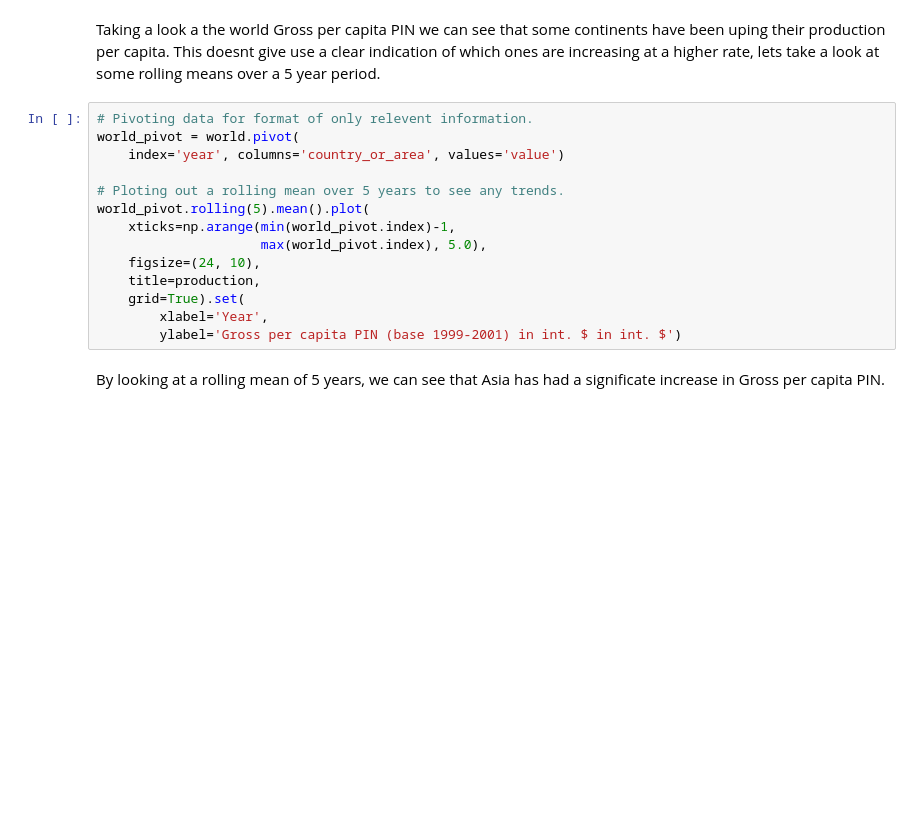
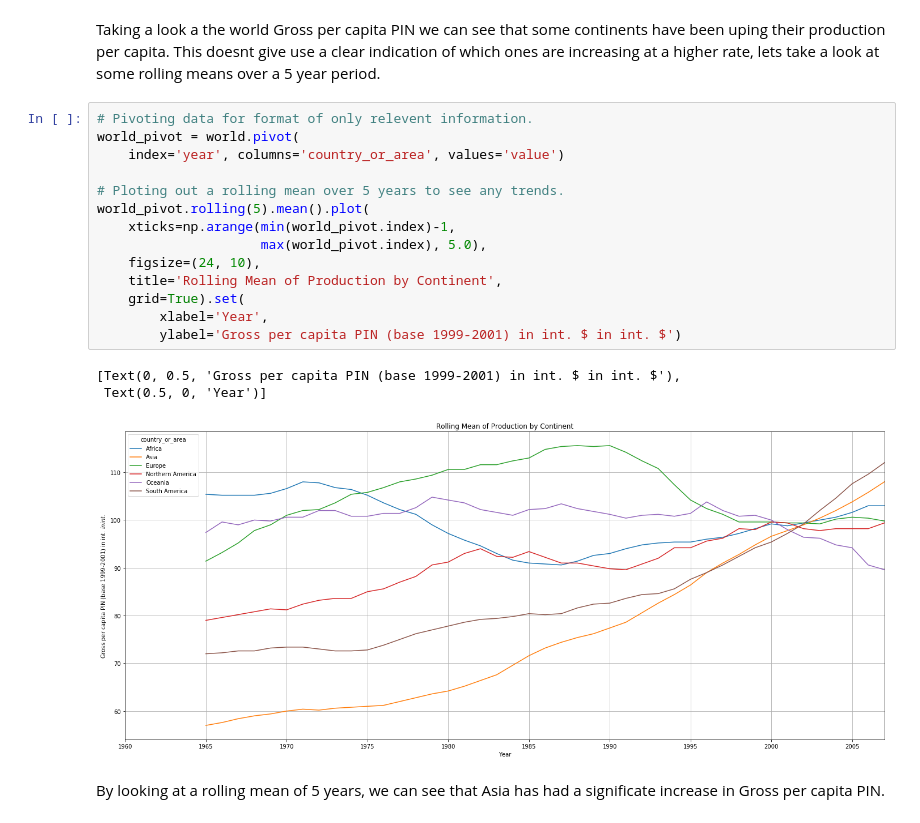
Before and after one commit to Taslack/Thinkful, a Jupyter notebook: Module 6/Checkpoint 11/Capstone.ipynb, the cells around one changed output. Saved outputs shown, nothing was run; the diff lists cells and outputs as text; blank space fills up the shorter version.

```diff
--- a/Module 6/Checkpoint 11/Capstone.ipynb
+++ b/Module 6/Checkpoint 11/Capstone.ipynb
@@ -78,17 +88,21 @@ Taking a look a the world Gross per capita PIN we can see that some continents h
 # %%
 # Pivoting data for format of only relevent information.
 world_pivot = world.pivot(
     index='year', columns='country_or_area', values='value')
 
 # Ploting out a rolling mean over 5 years to see any trends.
 world_pivot.rolling(5).mean().plot(
     xticks=np.arange(min(world_pivot.index)-1,
                      max(world_pivot.index), 5.0),
     figsize=(24, 10),
-    title=production,
+    title='Rolling Mean of Production by Continent',
     grid=True).set(
         xlabel='Year',
         ylabel='Gross per capita PIN (base 1999-2001) in int. $ in int. $')
+# %% [output]
+[Text(0, 0.5, 'Gross per capita PIN (base 1999-2001) in int. $ in int. $'),
+ Text(0.5, 0, 'Year')]
+[figure, added]
 # %% [markdown]
 By looking at a rolling mean of 5 years, we can see that Asia has had a significate increase in Gross per capita PIN.
 # %%
```
Also changed, not shown: parts of 5 cells of this notebook, 2 other files.
